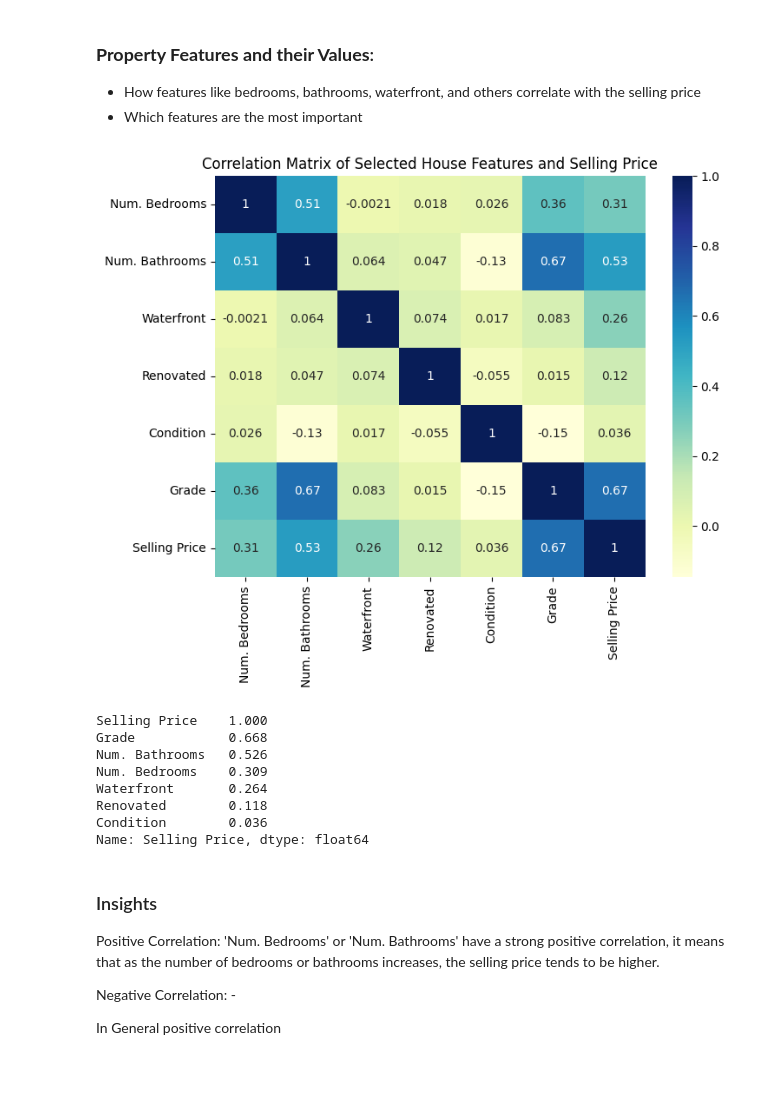
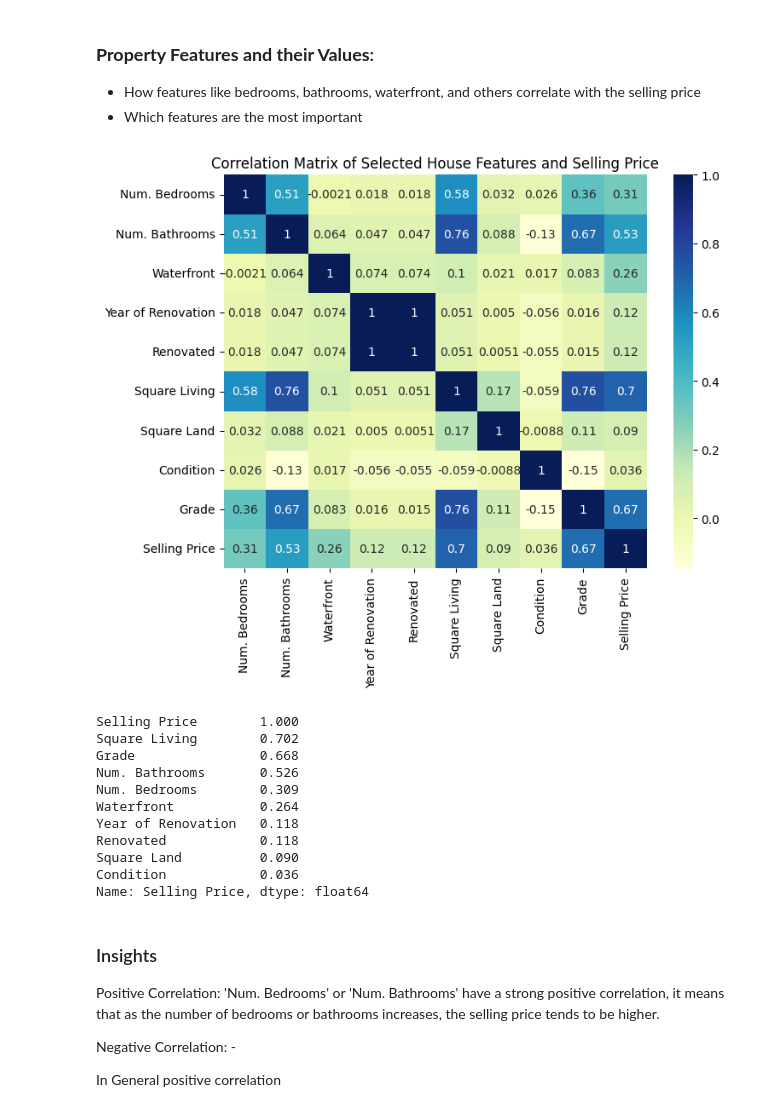
Before and after one commit to laurarosenberg/eda-project, a Jupyter notebook: EDA2.ipynb, the cells around one changed output. Cells and saved outputs as stored; diff of their text form; code cells hidden in the pictures; blank space fills up the shorter version.

```diff
--- a/EDA2.ipynb
+++ b/EDA2.ipynb
@@ -895,44 +953,50 @@ Optional: Quantiles Plot
 # Adjusting the column names for correlation analysis
 # Using the correct column names as per the dataframe
 # Adjusting the correlation analysis to focus on specific columns: bedrooms, bathrooms, waterfront, and others
-selected_features = ['num_bedrooms', 'bathrooms', 'waterfront', 'is_renovated', 'condition', 'grade', 'selling_price']
+selected_features = ['num_bedrooms', 'bathrooms', 'waterfront', 'year_renovated', 'is_renovated', 'sqft_living', 'sqft_land','condition', 'grade', 'selling_price']
 
 # Recalculating the correlation matrix for selected features
 selected_correlation_matrix = df_houses[selected_features].corr()
 
 # Creating a mapping of current column names to new names
 column_name_mapping = {
     'num_bedrooms': 'Num. Bedrooms',
     'bathrooms': 'Num. Bathrooms',
     'waterfront': 'Waterfront',
     'condition': 'Condition',
+    'year_renovated':'Year of Renovation',
     'is_renovated': 'Renovated',
+    'sqft_living': 'Square Living',
+    'sqft_land': 'Square Land',
     'grade': 'Grade',
     'selling_price': 'Selling Price'
 }
 
 # Renaming the columns in the correlation matrix for plotting
 renamed_correlation_matrix = selected_correlation_matrix.rename(columns=column_name_mapping, index=column_name_mapping)
 
 # Focusing on the correlation with the selling price
 selected_correlation_with_price = renamed_correlation_matrix['Selling Price'].sort_values(ascending=False)
 
 # Plotting the heatmap for the selected features
 plt.figure(figsize=(8, 6))
 sns.heatmap(renamed_correlation_matrix, annot=True, cmap='YlGnBu')
 plt.title('Correlation Matrix of Selected House Features and Selling Price')
 plt.show()
 
 selected_correlation_with_price
 # %% [output]
-[figure, old version]
+[figure, new version]
-Selling Price    1.000
-Grade            0.668
-Num. Bathrooms   0.526
-Num. Bedrooms    0.309
-Waterfront       0.264
-Renovated        0.118
-Condition        0.036
+Selling Price        1.000
+Square Living        0.702
+Grade                0.668
+Num. Bathrooms       0.526
+Num. Bedrooms        0.309
+Waterfront           0.264
+Year of Renovation   0.118
+Renovated            0.118
+Square Land          0.090
+Condition            0.036
 Name: Selling Price, dtype: float64
 # %% [markdown]
 ### Insights
```
Also changed, not shown: parts of 5 cells of this notebook, 1 other file.
